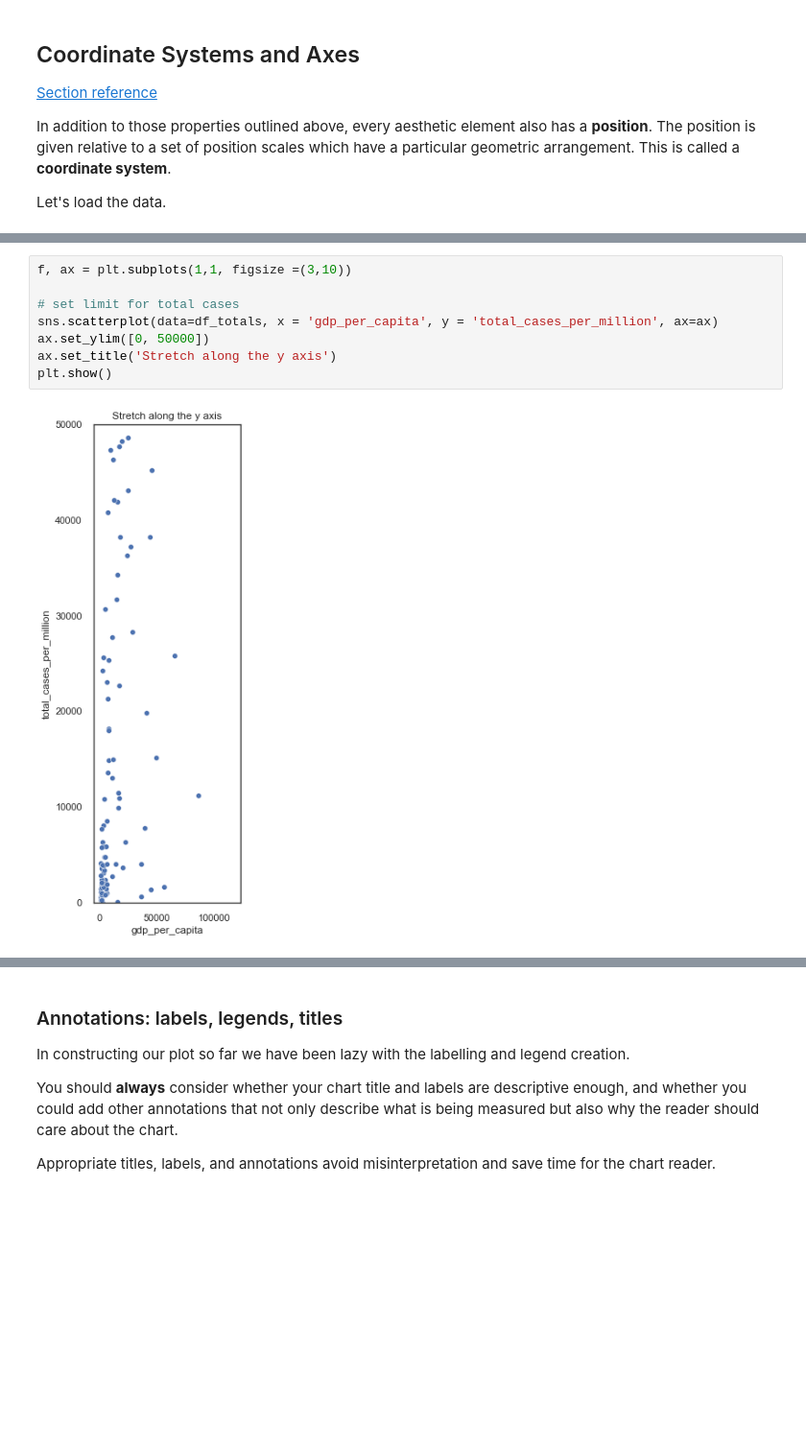
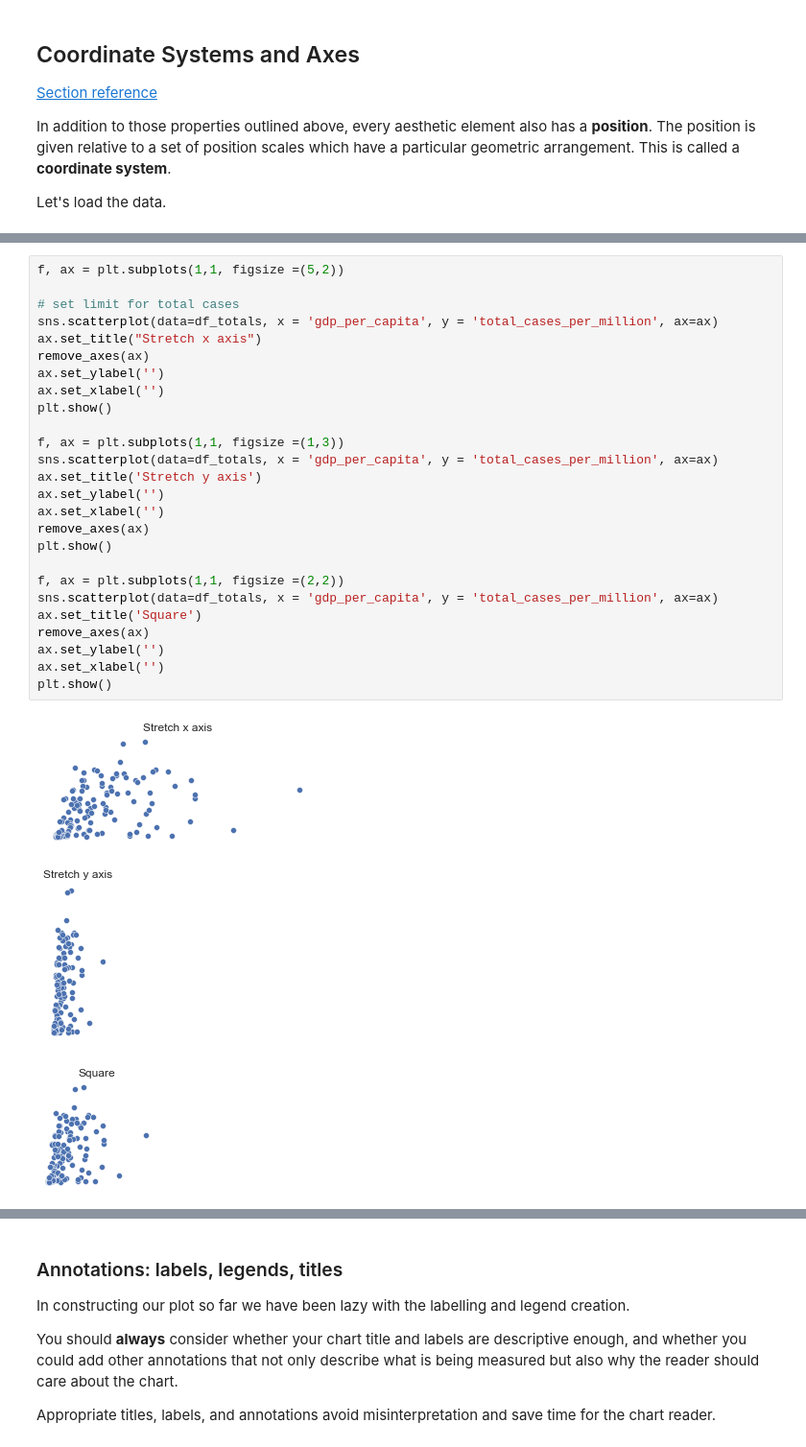
Before and after one commit to alan-turing-institute/rds-course, a Jupyter notebook: coursebook/modules/m3/scripts/mod3.2.ipynb, the cells around one changed output, grey strips where cells are left out. Shown at 96% size. Saved outputs shown, nothing was run; the diff lists cells and outputs as text; blank space fills up the shorter version.

```diff
--- a/coursebook/modules/m3/scripts/mod3.2.ipynb
+++ b/coursebook/modules/m3/scripts/mod3.2.ipynb
@@ -177,13 +180,33 @@ Note that if the units are the same, stretching is misleading and a square figur
 # %%
-f, ax = plt.subplots(1,1, figsize =(3,10))
+f, ax = plt.subplots(1,1, figsize =(5,2))
 
 # set limit for total cases
 sns.scatterplot(data=df_totals, x = 'gdp_per_capita', y = 'total_cases_per_million', ax=ax)
-ax.set_ylim([0, 50000])
-ax.set_title('Stretch along the y axis')
+ax.set_title("Stretch x axis")
+remove_axes(ax)
+ax.set_ylabel('')
+ax.set_xlabel('')
 plt.show()
+
+f, ax = plt.subplots(1,1, figsize =(1,3))
+sns.scatterplot(data=df_totals, x = 'gdp_per_capita', y = 'total_cases_per_million', ax=ax)
+ax.set_title('Stretch y axis')
+ax.set_ylabel('')
+ax.set_xlabel('')
+remove_axes(ax)
+plt.show()
+
+f, ax = plt.subplots(1,1, figsize =(2,2))
+sns.scatterplot(data=df_totals, x = 'gdp_per_capita', y = 'total_cases_per_million', ax=ax)
+ax.set_title('Square')
+remove_axes(ax)
+ax.set_ylabel('')
+ax.set_xlabel('')
+plt.show()
 # %% [output]
-[figure, old version]
+[figure, new version]
+[figure, added]
+[figure, added]
 # %% [markdown]
 ## Scales and Transformations
 
```
Also changed, not shown: parts of 29 cells of this notebook, 1 other file.
